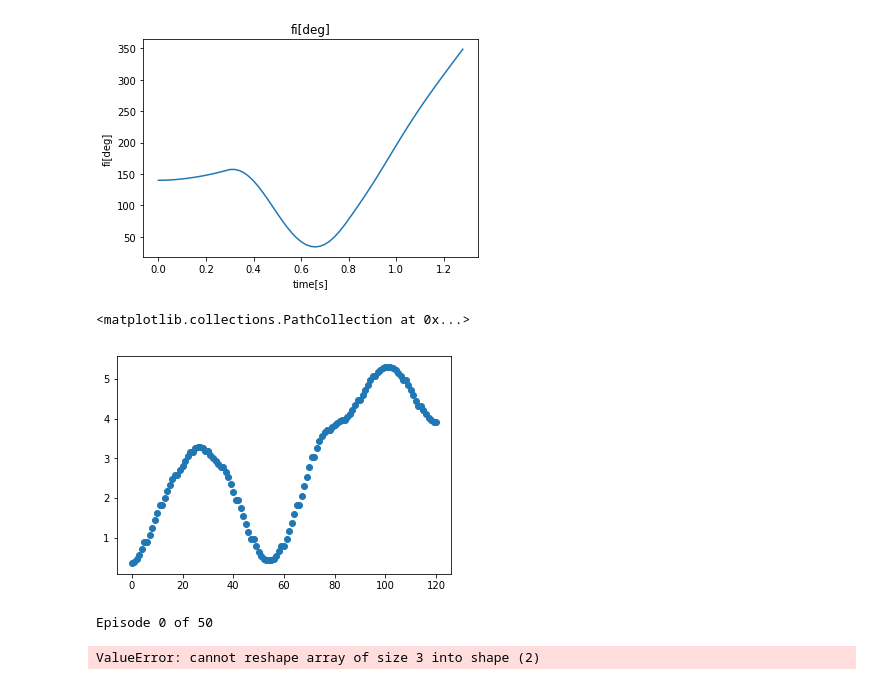
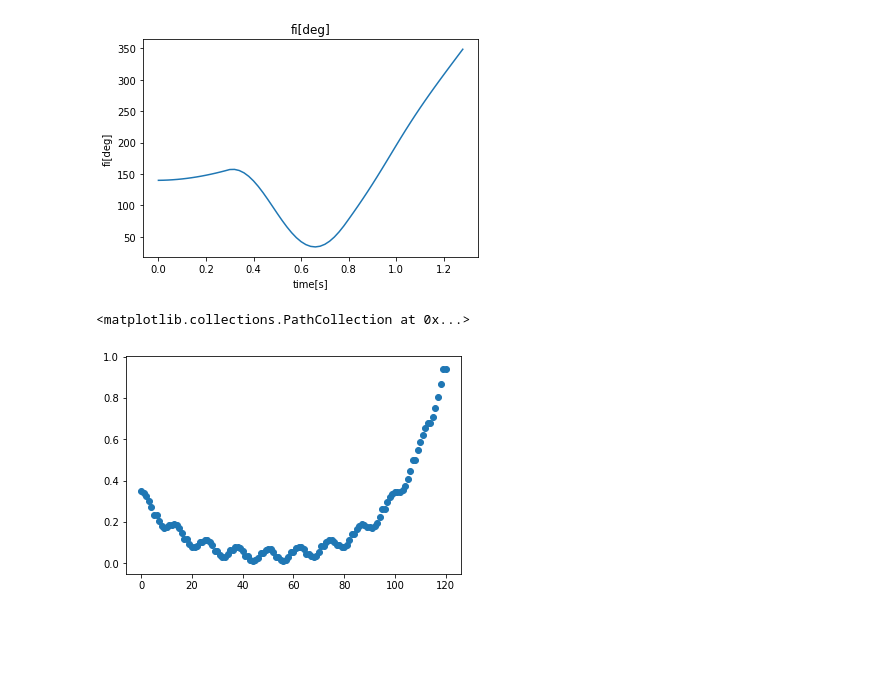
Before and after one commit to Slawomir8Mazur/Inverted-pendulum-AI-control, a Jupyter notebook: Reinforced_learning.ipynb, the cells around one changed output. Cells and saved outputs as stored; diff of their text form; code cells hidden in the pictures; blank space fills up the shorter version.

```diff
--- a/Reinforced_learning.ipynb
+++ b/Reinforced_learning.ipynb
@@ -355,16 +240,11 @@ class DynamicLearning2:
 # %%
+d2.model.save_weights('reinforced_learning_weights_500_0_bez_uczenia.h5')
 d2 = DynamicLearning2()
 temp = Record()
 temp.position_set(20)
 d2.control(temp, num_episodes=20)
 temp2 = pd.concat([temp.stack_of_movement, temp.last_movement, temp.record], ignore_index=True, sort=False)
 plt.scatter(temp2.index, temp2['fi'])
 # %% [output]
 <matplotlib.collections.PathCollection at 0x...>
-[figure, old version]
+[figure, new version]
-# %%
-d2 = DynamicLearning2()
-d2.teach(num_episodes=50, range_of_angle=(-50, 50))
-# %% [output]
-Episode 0 of 50
-ValueError: cannot reshape array of size 3 into shape (2)
```
Also changed, not shown: parts of 9 cells of this notebook, 5 other files.
